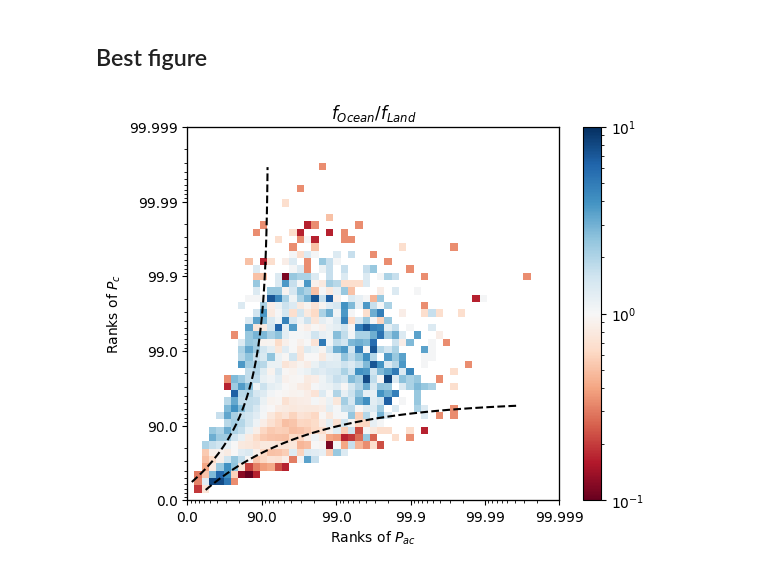
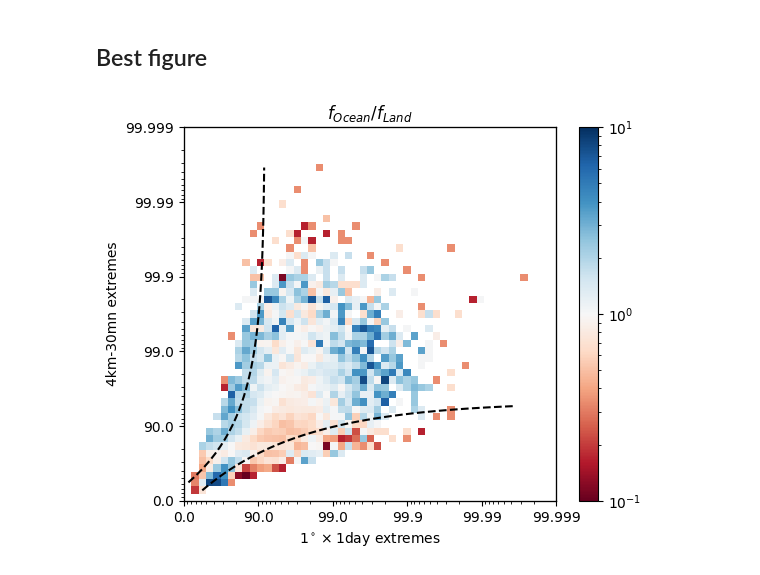
Before and after one commit to bfildier/explore-multiscale-extremes, a Jupyter notebook: scripts/explore_conditional_multiscale_extremes.ipynb, the cells around one changed output. Saved outputs shown, nothing was run; the diff lists cells and outputs as text; code cells hidden in the pictures.

```diff
--- a/scripts/explore_conditional_multiscale_extremes.ipynb
+++ b/scripts/explore_conditional_multiscale_extremes.ipynb
@@ -53,2 +72,4 @@ prec_data = xr.open_dataset(os.path.join(path_regrid,'prec.nc'))
+# %%
+dim_t = 2
 # %%
 # Single-variable distributions
@@ -68,0 +129,22 @@ jdist_prec.computeNormalizedDensity(sample1=mean_prec,sample2=max_prec)
+# %%
+# create mask
+
+mask_show = 1.*mask_branch1_90 + 2.*mask_coloc_c_90 + 3.*mask_coloc_ac_90 + 4.*mask_branch2_90
+mask_show[mask_show == 0] = np.nan
+
+# Show
+
+fig, ax = plt.subplots(nrows=1,ncols=1,figsize=(4.8,4.85))
+
+ax_show = ax.twinx().twiny()  # Create twin axes for each main axis.
+
+# -- Frame
+ax = setFrameIL(ax, dist_mean_prec.ranks, dist_max_prec.ranks)
+ax.set_xlabel(r"1$^\circ\times 1$day extremes")
+ax.set_ylabel(r"4km-30mn extremes")
+
+ax_show.imshow(mask_show.T,origin='lower')
+ax_show.set_xticks([])
+ax_show.set_yticks([])
+
+plt.savefig(os.path.join(figdir,'Y_branches_max_vs_mean_prec_extremes.pdf'),bbox_inches='tight')
@@ -68,0 +265,16 @@ jdist_prec.computeNormalizedDensity(sample1=mean_prec,sample2=max_prec)
+# %%
+# Show frequency maps of extremes in the 4 regions (normalized by total bincount in mask?)
+
+mask_all = mask_branch1_90,mask_coloc_c_90,mask_coloc_ac_90,mask_branch2_90
+mask_names = 'Convective only','Mostly convective','Mostly mesoscale','Mesoscale only'
+mask_labels = 'conv','mostlyconv','mostlyacc','acc'
+
+for mask,mask_name,mask_label in zip(mask_all,mask_names,mask_labels):
+
+    print(mask_name)
+    mask_yxt = get_mask_yxt_from_mask_jdist(mask,digit3D_mean,digit3D_max)
+    ax = makeMap(mask_yxt)
+    ax.set_title(mask_name)
+
+    plt.savefig(os.path.join(figdir,'map_bincount_%s_extremes.pdf'%(mask_label)),bbox_inches='tight')
+    plt.savefig(os.path.join(figdir,'map_bincount_%s_extremes.png'%(mask_label)),bbox_inches='tight')
@@ -281,33 +495,33 @@ cmap = plt.cm.RdBu
 
 ax_show = ax.twinx().twiny()  # Create twin axes for each main axis.
 
 # Frame
 ax = setFrameIL(ax, dist_mean_prec.ranks, dist_max_prec.ranks)
-ax.set_xlabel("Ranks of $P_{ac}$")
-ax.set_ylabel("Ranks of $P_{c}$")
+ax.set_xlabel(r"1$^\circ\times 1$day extremes")
+ax.set_ylabel(r"4km-30mn extremes")
 ax.set_title(title)
 
 # Content
 pcm = showJointHistogram(ax_show, Z_show, scale=scale, vmin=vbds[0], vmax=vbds[1], cmap=cmap)
 
 # -- Branches
 
 cont = measure.find_contours(Z, 1)
 
 N = 60
 # fit
 popt_1, x_1, y_1, popt_2, x_2, y_2, func = fitBranches(cont,N)
 x_branch_2 = y_branch_1 = np.linspace(2,45,45)
 y_branch_2 = func(x_branch_2,*popt_2)
 x_branch_1 = func(y_branch_1,*popt_1)
 
 # show
 ax_show.plot(x_branch_1,y_branch_1,'k--')
 ax_show.plot(x_branch_2,y_branch_2,'k--')
 
 fig.colorbar(pcm, ax=ax_show)
 
 plt.savefig(os.path.join(figdir,'ratio_flocean_fland_on_max_vs_mean_prec_extremes.pdf'),bbox_inches='tight')
 plt.show()
 # %% [output]
-[figure, old version]
+[figure, new version]
```
Also changed, not shown: parts of 11 cells of this notebook, 14 other files.
